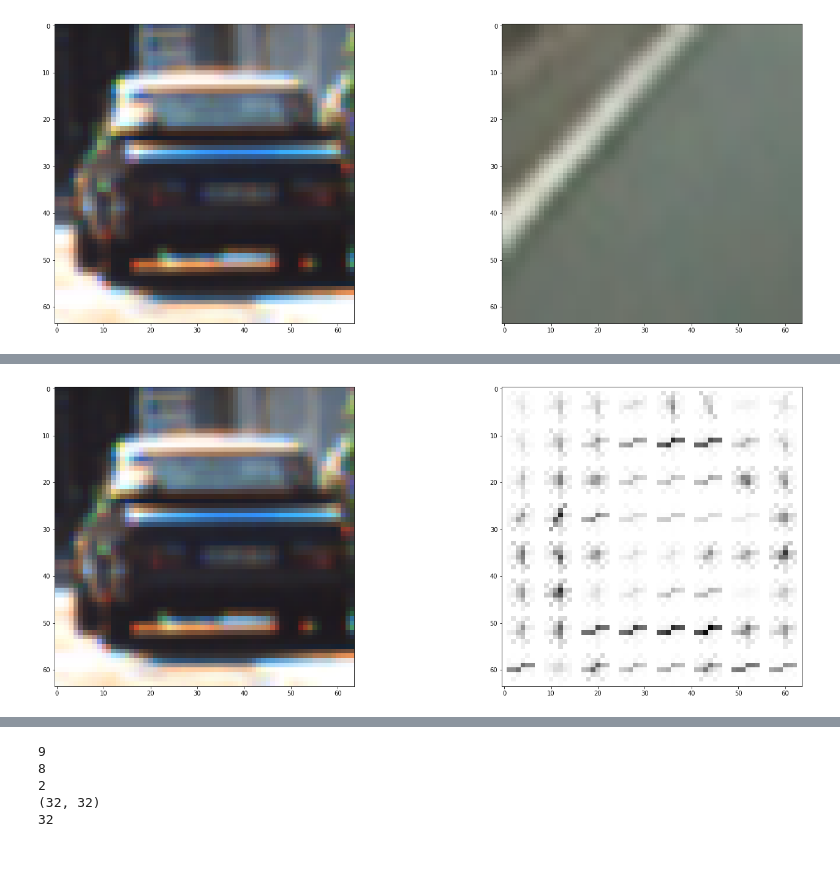
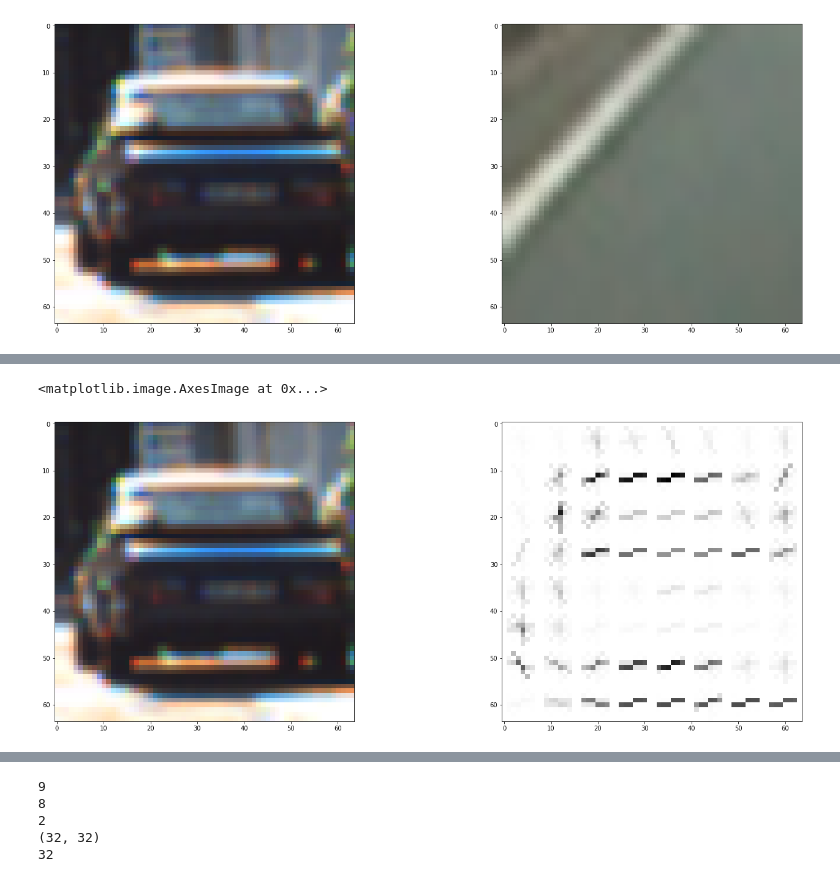
Before and after one commit to guangyangai/CarND-Vehicle-Detection-P5, a Jupyter notebook: vehicle_detection.ipynb, the cells around one changed output, grey strips where cells are left out. Saved outputs shown, nothing was run; the diff lists cells and outputs as text; code cells hidden in the pictures.

```diff
--- a/vehicle_detection.ipynb
+++ b/vehicle_detection.ipynb
@@ -35,7 +35,7 @@ def get_hog_features(img, orient, pix_per_cell, cell_per_block, vis=False, featu
                        cells_per_block=(cell_per_block, cell_per_block), transform_sqrt=False,
                        visualise=False, feature_vector=feature_vec)
         return features
-feature_image = cv2.cvtColor(car_example, cv2.COLOR_RGB2HSV)
+feature_image = cv2.cvtColor(car_example, cv2.COLOR_RGB2YCrCb)
 features_car, hog_image_car = get_hog_features(feature_image[:,:,0], orient =9 , pix_per_cell=8, cell_per_block=2, vis=True, feature_vec=False)
 %matplotlib inline
 f, (ax1,ax2) = plt.subplots(1, 2, figsize=(24, 9))
@@ -46,2 +47,3 @@ ax2.imshow(hog_image_car, cmap = 'Greys')
+<matplotlib.image.AxesImage at 0x...>
-[figure, old version]
+[figure, new version]
 # %%
```
Also changed, not shown: parts of 12 cells of this notebook, 14 other files.
